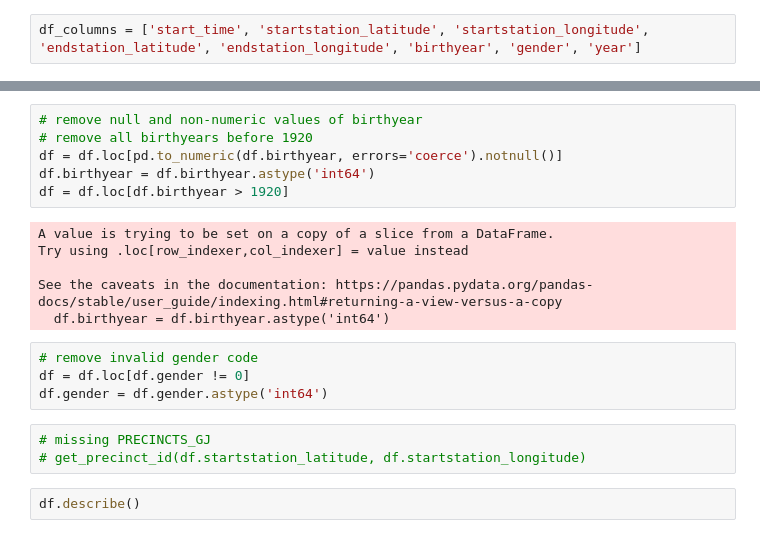
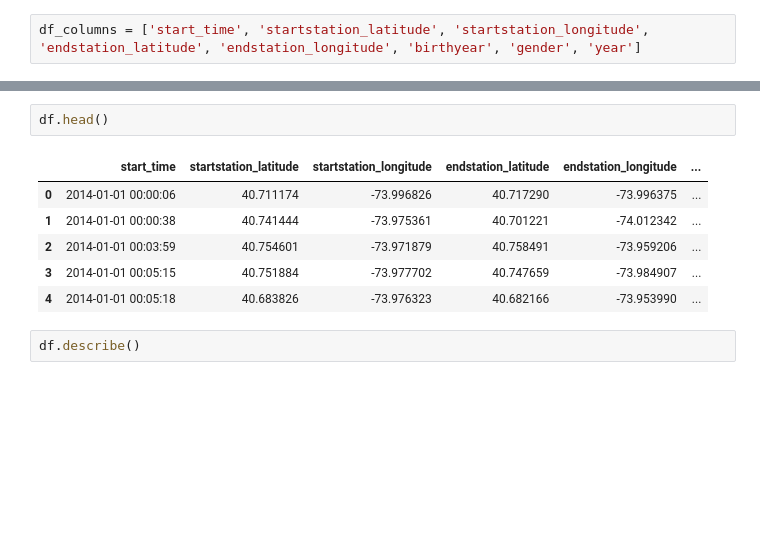
Before and after one commit to adhirajghosh/city-biking, a Jupyter notebook: DataLoader.ipynb, the cells around one changed output, grey strips where cells are left out. Drawn from its saved outputs; the diff is of its cells as text; blank space fills up the shorter version.

```diff
--- a/DataLoader.ipynb
+++ b/DataLoader.ipynb
@@ -58,22 +64,12 @@ dtype: float64
-# %%
-# remove null and non-numeric values of birthyear
-# remove all birthyears before 1920
-df = df.loc[pd.to_numeric(df.birthyear, errors='coerce').notnull()]
-df.birthyear = df.birthyear.astype('int64')
-df = df.loc[df.birthyear > 1920]
-# %% [output]
-A value is trying to be set on a copy of a slice from a DataFrame.
-Try using .loc[row_indexer,col_indexer] = value instead
-
-See the caveats in the documentation: https://pandas.pydata.org/pandas-docs/stable/user_guide/indexing.html#returning-a-view-versus-a-copy
-  df.birthyear = df.birthyear.astype('int64')
-# %%
-# remove invalid gender code
-df = df.loc[df.gender != 0]
-df.gender = df.gender.astype('int64')
-# %%
-# missing PRECINCTS_GJ
-# get_precinct_id(df.startstation_latitude, df.startstation_longitude)
+# %%
+df.head()
+# %% [output]
+|  | start_time | startstation_latitude | startstation_longitude | endstation_latitude | endstation_longitude | ... |
+| 0 | 2014-01-01 00:00:06 | 40.711174 | -73.996826 | 40.717290 | -73.996375 | ... |
+| 1 | 2014-01-01 00:00:38 | 40.741444 | -73.975361 | 40.701221 | -74.012342 | ... |
+| 2 | 2014-01-01 00:03:59 | 40.754601 | -73.971879 | 40.758491 | -73.959206 | ... |
+| 3 | 2014-01-01 00:05:15 | 40.751884 | -73.977702 | 40.747659 | -73.984907 | ... |
+| 4 | 2014-01-01 00:05:18 | 40.683826 | -73.976323 | 40.682166 | -73.953990 | ... |
 # %%
 df.describe()
 # %% [output]
```
Also changed, not shown: parts of 5 cells of this notebook.
